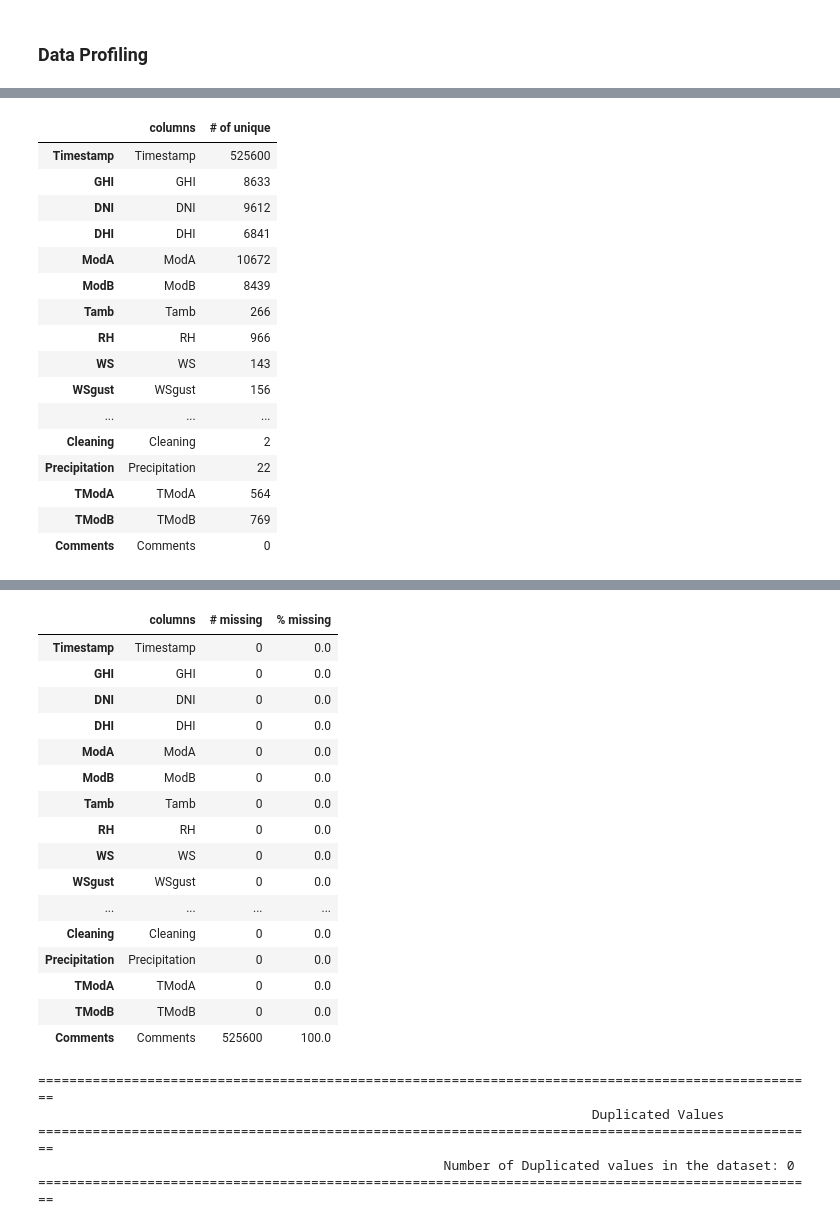
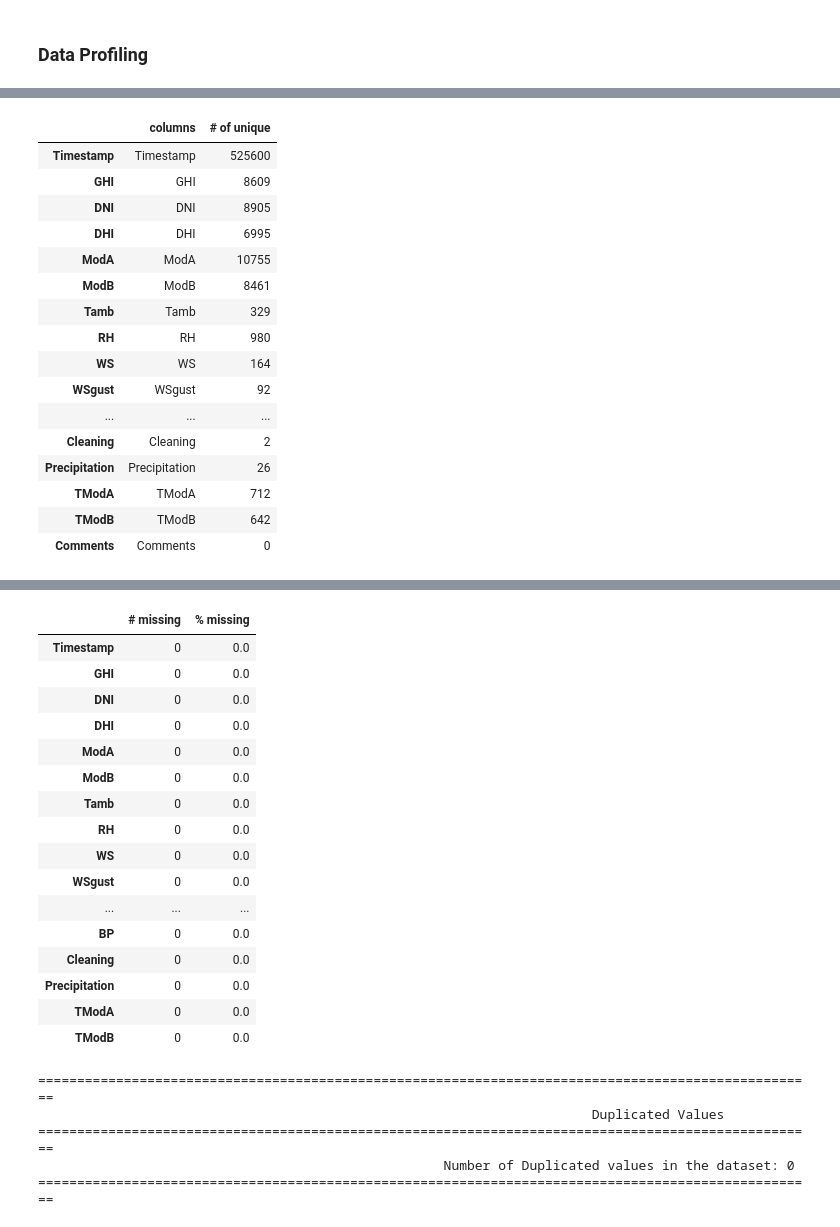
Before and after one commit to Jonepeter/solar-challenge-week1, a Jupyter notebook: notebooks/benin_eda.ipynb, the cells around one changed output, grey strips where cells are left out. Cells and saved outputs as stored; diff of their text form; code cells hidden in the pictures.

```diff
--- a/notebooks/benin_eda.ipynb
+++ b/notebooks/benin_eda.ipynb
@@ -10,7 +10,7 @@ import numpy as np
 from scipy.stats import zscore
 # %%
 # Reading DataSets
-togo_data = pd.read_csv("../data/togo-dapaong_qc.csv", parse_dates=['Timestamp'])
+benin_data = pd.read_csv("../data/benin-malanville.csv", parse_dates=['Timestamp'])
 # %% [markdown]
 ### Data Profiling
 # %%
@@ -76,27 +76,27 @@ memory usage: 76.2 MB
 # %%
 # Getting number of unique values
 number_of_unique = pd.DataFrame({
-    'columns': togo_data.columns,
-    '# of unique': togo_data.nunique()
+    'columns': benin_data.columns,
+    '# of unique': benin_data.nunique()
 })
 number_of_unique
 # %% [output]
 |  | columns | # of unique |
 | Timestamp | Timestamp | 525600 |
-| GHI | GHI | 8633 |
-| DNI | DNI | 9612 |
-| DHI | DHI | 6841 |
-| ModA | ModA | 10672 |
-| ModB | ModB | 8439 |
-| Tamb | Tamb | 266 |
-| RH | RH | 966 |
-| WS | WS | 143 |
-| WSgust | WSgust | 156 |
+| GHI | GHI | 8609 |
+| DNI | DNI | 8905 |
+| DHI | DHI | 6995 |
+| ModA | ModA | 10755 |
+| ModB | ModB | 8461 |
+| Tamb | Tamb | 329 |
+| RH | RH | 980 |
+| WS | WS | 164 |
+| WSgust | WSgust | 92 |
 | ... | ... | ... |
 | Cleaning | Cleaning | 2 |
-| Precipitation | Precipitation | 22 |
-| TModA | TModA | 564 |
-| TModB | TModB | 769 |
+| Precipitation | Precipitation | 26 |
+| TModA | TModA | 712 |
+| TModB | TModB | 642 |
 | Comments | Comments | 0 |
 # %%
 # getting number of missing values for all dataset
@@ -128,27 +128,26 @@ Missing Values of column Comments: -> 100.0 %
 # %%
 # Number of missing values for each features
 no_missing = pd.DataFrame({
-    'columns':togo_data.columns,
-    '# missing': togo_data.isna().sum(),
-    '% missing': togo_data.isna().mean()*100
+    '# missing': benin_data.isna().sum(),
+    '% missing': benin_data.isna().mean()*100
 })
 no_missing
 # %% [output]
-|  | columns | # missing | % missing |
-| Timestamp | Timestamp | 0 | 0.0 |
-| GHI | GHI | 0 | 0.0 |
-| DNI | DNI | 0 | 0.0 |
-| DHI | DHI | 0 | 0.0 |
-| ModA | ModA | 0 | 0.0 |
-| ModB | ModB | 0 | 0.0 |
-| Tamb | Tamb | 0 | 0.0 |
-| RH | RH | 0 | 0.0 |
-| WS | WS | 0 | 0.0 |
-| WSgust | WSgust | 0 | 0.0 |
-| ... | ... | ... | ... |
-| Cleaning | Cleaning | 0 | 0.0 |
-| Precipitation | Precipitation | 0 | 0.0 |
-| TModA | TModA | 0 | 0.0 |
-| TModB | TModB | 0 | 0.0 |
-| Comments | Comments | 525600 | 100.0 |
+|  | # missing | % missing |
+| Timestamp | 0 | 0.0 |
+| GHI | 0 | 0.0 |
+| DNI | 0 | 0.0 |
+| DHI | 0 | 0.0 |
+| ModA | 0 | 0.0 |
+| ModB | 0 | 0.0 |
+| Tamb | 0 | 0.0 |
+| RH | 0 | 0.0 |
+| WS | 0 | 0.0 |
+| WSgust | 0 | 0.0 |
+| ... | ... | ... |
+| BP | 0 | 0.0 |
+| Cleaning | 0 | 0.0 |
+| Precipitation | 0 | 0.0 |
+| TModA | 0 | 0.0 |
+| TModB | 0 | 0.0 |
 # %%
```
Also changed, not shown: parts of 16 cells of this notebook.
